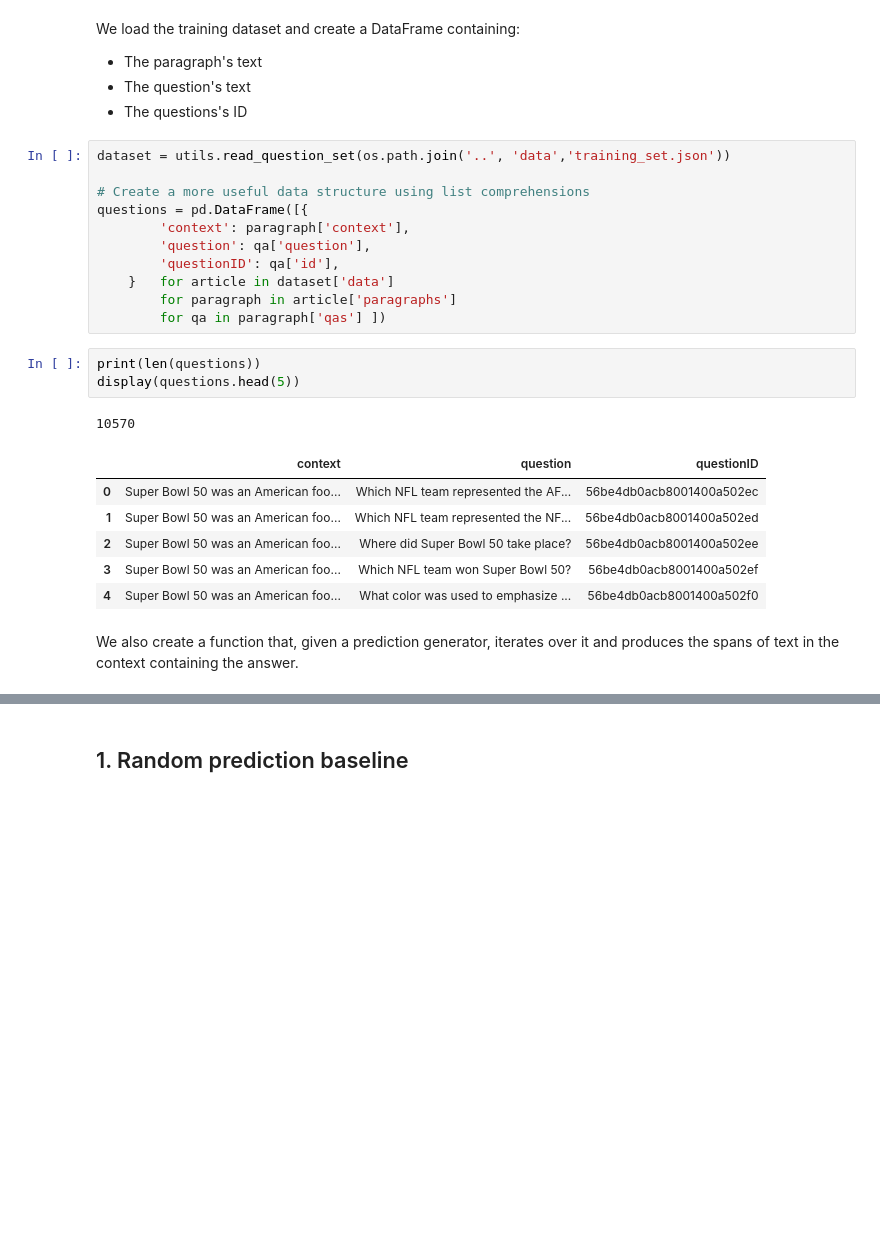
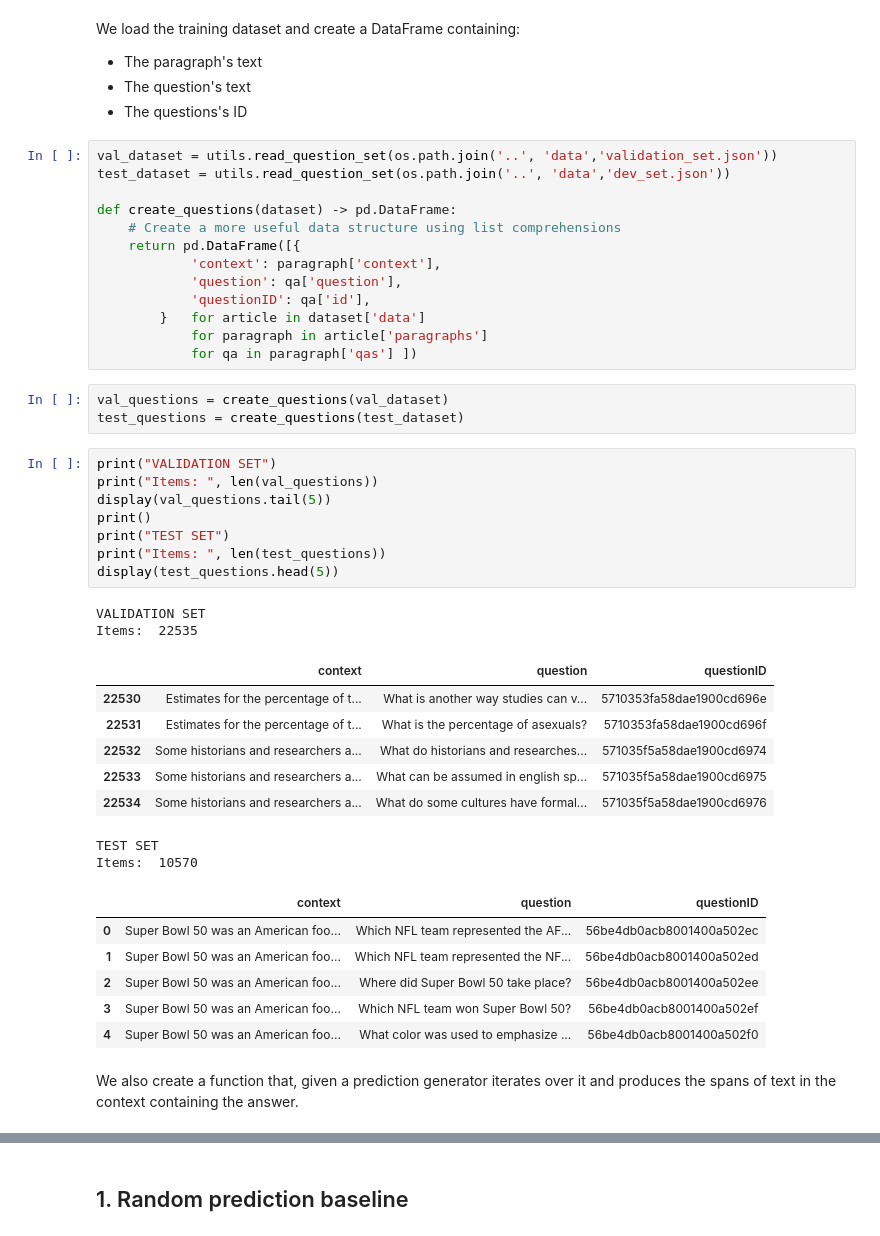
Before and after one commit to MarcelloCeresini/QuestionAnswering, a Jupyter notebook: src/baselines.ipynb, the cells around one changed output, grey strips where cells are left out. Saved outputs shown, nothing was run; the diff lists cells and outputs as text; blank space fills up the shorter version.

Commit message:
Ran all evaluation tests

```diff
--- a/src/baselines.ipynb
+++ b/src/baselines.ipynb
@@ -37,27 +50,46 @@ We load the training dataset and create a DataFrame containing:
 - The question's text
 - The questions's ID
 # %%
-dataset = utils.read_question_set(os.path.join('..', 'data','training_set.json'))
+val_dataset = utils.read_question_set(os.path.join('..', 'data','validation_set.json'))
+test_dataset = utils.read_question_set(os.path.join('..', 'data','dev_set.json'))
 
-# Create a more useful data structure using list comprehensions
-questions = pd.DataFrame([{
-        'context': paragraph['context'],
-        'question': qa['question'],
-        'questionID': qa['id'],
-    }   for article in dataset['data']
-        for paragraph in article['paragraphs']
-        for qa in paragraph['qas'] ])
+def create_questions(dataset) -> pd.DataFrame:
+    # Create a more useful data structure using list comprehensions
+    return pd.DataFrame([{
+            'context': paragraph['context'],
+            'question': qa['question'],
+            'questionID': qa['id'],
+        }   for article in dataset['data']
+            for paragraph in article['paragraphs']
+            for qa in paragraph['qas'] ])
-# %%
-print(len(questions))
-display(questions.head(5))
-# %% [output]
-10570
-|  | context | question | questionID |
-| 0 | Super Bowl 50 was an American foo... | Which NFL team represented the AF... | 56be4db0acb8001400a502ec |
-| 1 | Super Bowl 50 was an American foo... | Which NFL team represented the NF... | 56be4db0acb8001400a502ed |
-| 2 | Super Bowl 50 was an American foo... | Where did Super Bowl 50 take place? | 56be4db0acb8001400a502ee |
-| 3 | Super Bowl 50 was an American foo... | Which NFL team won Super Bowl 50? | 56be4db0acb8001400a502ef |
-| 4 | Super Bowl 50 was an American foo... | What color was used to emphasize ... | 56be4db0acb8001400a502f0 |
+# %%
+val_questions = create_questions(val_dataset)
+test_questions = create_questions(test_dataset)
+# %%
+print("VALIDATION SET")
+print("Items: ", len(val_questions))
+display(val_questions.tail(5))
+print()
+print("TEST SET")
+print("Items: ", len(test_questions))
+display(test_questions.head(5))
+# %% [output]
+VALIDATION SET
+Items:  22535
+|  | context | question | questionID |
+| 22530 | Estimates for the percentage of t... | What is another way studies can v... | 5710353fa58dae1900cd696e |
+| 22531 | Estimates for the percentage of t... | What is the percentage of asexuals? | 5710353fa58dae1900cd696f |
+| 22532 | Some historians and researchers a... | What do historians and researches... | 571035f5a58dae1900cd6974 |
+| 22533 | Some historians and researchers a... | What can be assumed in english sp... | 571035f5a58dae1900cd6975 |
+| 22534 | Some historians and researchers a... | What do some cultures have formal... | 571035f5a58dae1900cd6976 |
+TEST SET
+Items:  10570
+|  | context | question | questionID |
+| 0 | Super Bowl 50 was an American foo... | Which NFL team represented the AF... | 56be4db0acb8001400a502ec |
+| 1 | Super Bowl 50 was an American foo... | Which NFL team represented the NF... | 56be4db0acb8001400a502ed |
+| 2 | Super Bowl 50 was an American foo... | Where did Super Bowl 50 take place? | 56be4db0acb8001400a502ee |
+| 3 | Super Bowl 50 was an American foo... | Which NFL team won Super Bowl 50? | 56be4db0acb8001400a502ef |
+| 4 | Super Bowl 50 was an American foo... | What color was used to emphasize ... | 56be4db0acb8001400a502f0 |
 # %% [markdown]
-We also create a function that, given a prediction generator, iterates over it and produces the spans of text in the context containing the answer.
+We also create a function that, given a prediction generator iterates over it and produces the spans of text in the context containing the answer.
 # %%
```
Also changed, not shown: parts of 10 cells of this notebook, 10 other files.
